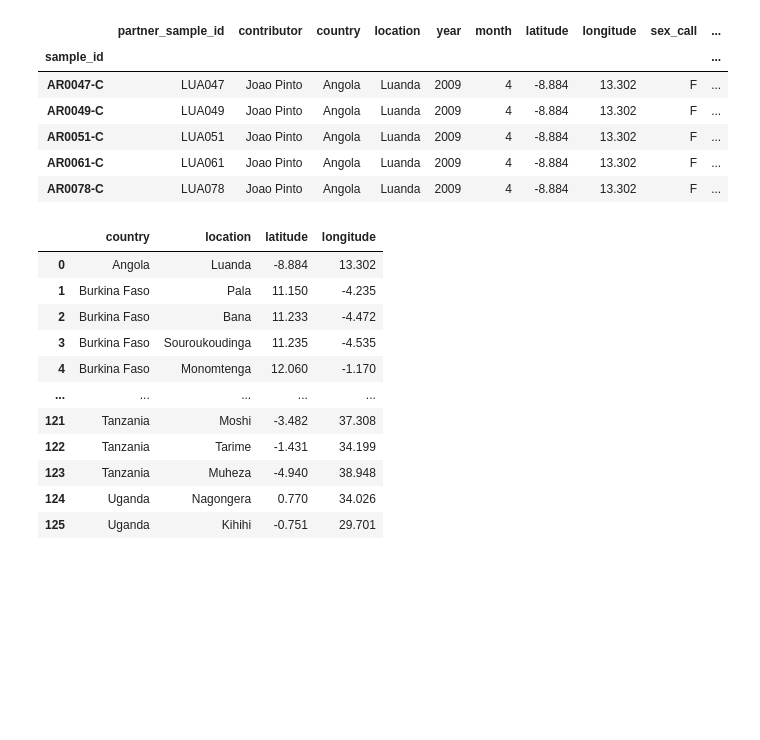
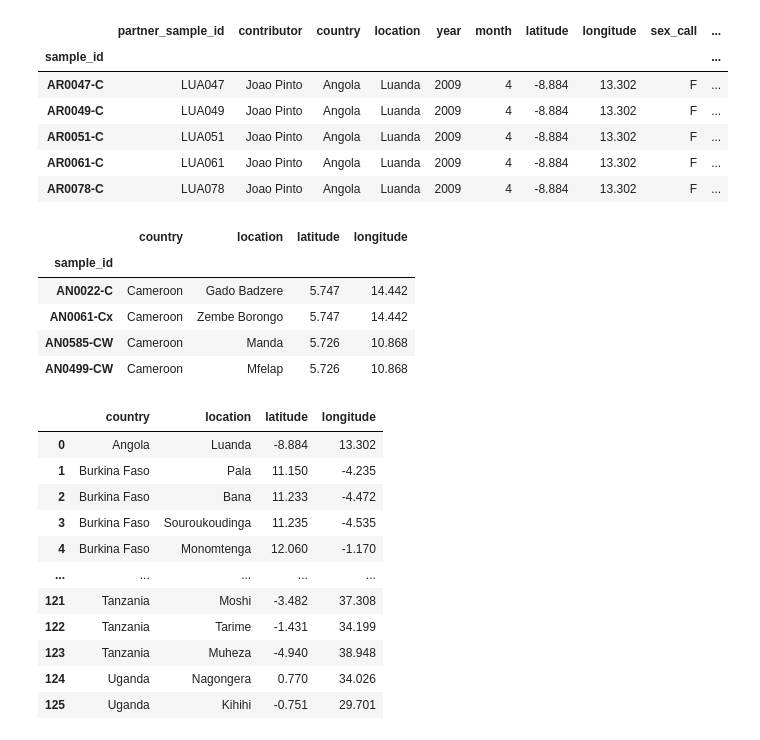
Before and after one commit to malariagen/ag1000g-phase3-data-paper, a Jupyter notebook: notebooks/popstructure_calc-location-colours.ipynb, the cells around one changed output. Drawn from its saved outputs; the diff is of its cells as text; code cells hidden in the pictures; blank space fills up the shorter version.

```diff
--- a/notebooks/popstructure_calc-location-colours.ipynb
+++ b/notebooks/popstructure_calc-location-colours.ipynb
@@ -51,3 +51,16 @@ wild_sample_meta.head()
 | AR0051-C | LUA051 | Joao Pinto | Angola | Luanda | 2009 | 4 | -8.884 | 13.302 | F | ... |
 | AR0061-C | LUA061 | Joao Pinto | Angola | Luanda | 2009 | 4 | -8.884 | 13.302 | F | ... |
 | AR0078-C | LUA078 | Joao Pinto | Angola | Luanda | 2009 | 4 | -8.884 | 13.302 | F | ... |
+# %%
+# Check that there aren't different lat-longs for the same country-location
+all_locations = wild_sample_meta[['country', 'location', 'latitude', 'longitude']]
+unique_locations = all_locations.drop_duplicates(['country', 'location', 'latitude', 'longitude'])
+duplicate_locations_by_lat_long = unique_locations.duplicated(['latitude', 'longitude'], keep=False)
+unique_locations[duplicate_locations_by_lat_long]
+# %% [output]
+|  | country | location | latitude | longitude |
+| sample_id |  |  |  |  |
+| AN0022-C | Cameroon | Gado Badzere | 5.747 | 14.442 |
+| AN0061-Cx | Cameroon | Zembe Borongo | 5.747 | 14.442 |
+| AN0585-CW | Cameroon | Manda | 5.726 | 10.868 |
+| AN0499-CW | Cameroon | Mfelap | 5.726 | 10.868 |
```
Also changed, not shown: parts of 7 cells of this notebook, 2 other files.
